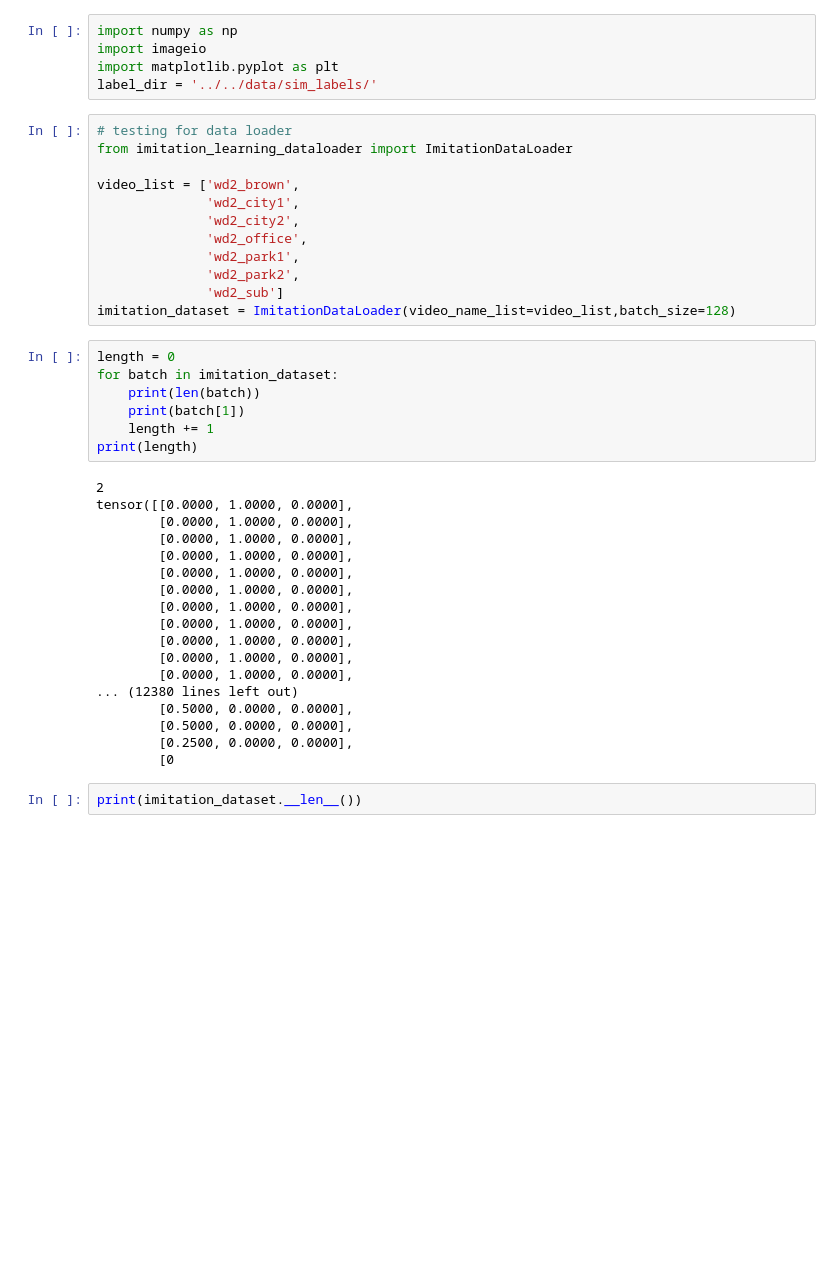
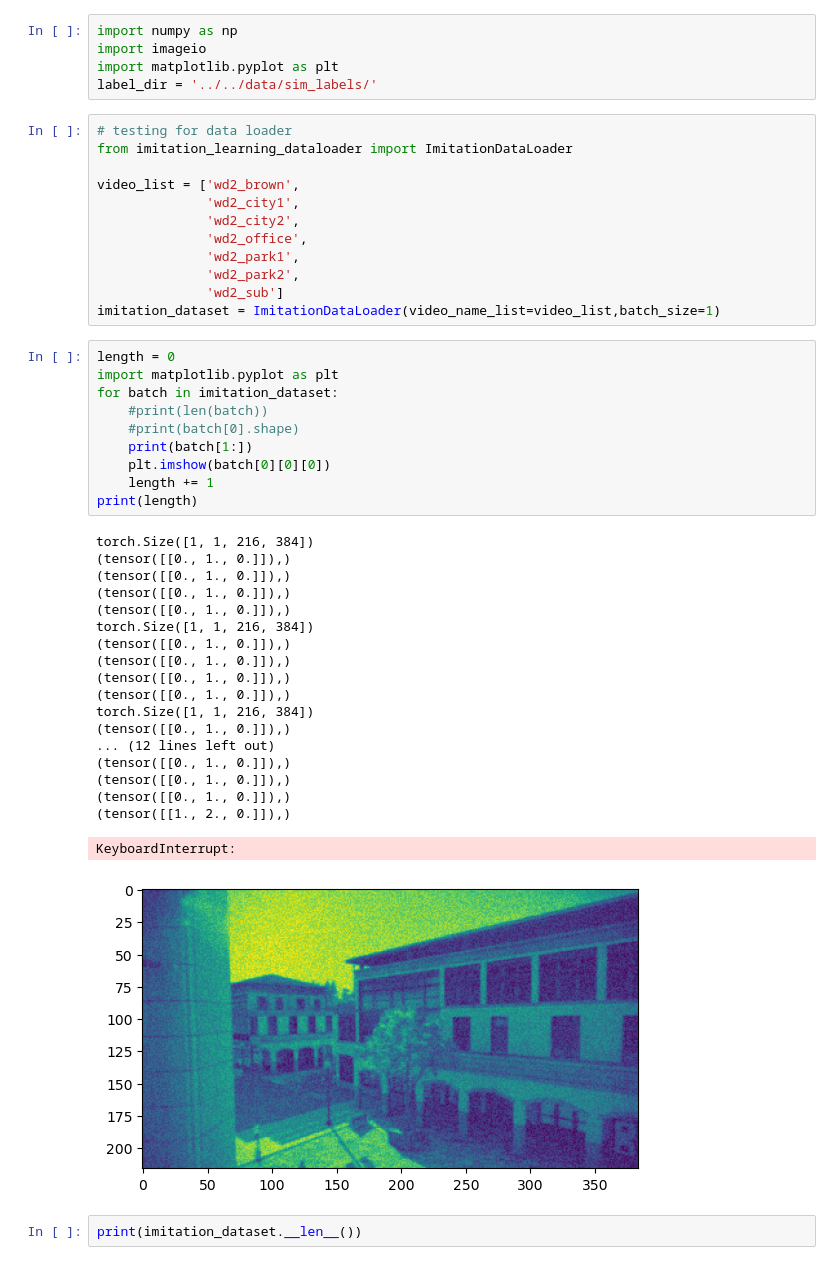
Before and after one commit to ujalil101/Pizzair, a Jupyter notebook: drone_control/testing_notebook.ipynb, the cells around one changed output. Saved outputs shown, nothing was run; the diff lists cells and outputs as text; blank space fills up the shorter version.

```diff
--- a/drone_control/testing_notebook.ipynb
+++ b/drone_control/testing_notebook.ipynb
@@ -26,32 +47,37 @@ video_list = ['wd2_brown',
               'wd2_park1',
               'wd2_park2',
               'wd2_sub']
-imitation_dataset = ImitationDataLoader(video_name_list=video_list,batch_size=128)
+imitation_dataset = ImitationDataLoader(video_name_list=video_list,batch_size=1)
 # %%
 length = 0
+import matplotlib.pyplot as plt
 for batch in imitation_dataset:
-    print(len(batch))
-    print(batch[1])
+    #print(len(batch))
+    #print(batch[0].shape)
+    print(batch[1:])
+    plt.imshow(batch[0][0][0])
     length += 1
 print(length)
 # %% [output]
-2
-tensor([[0.0000, 1.0000, 0.0000],
-        [0.0000, 1.0000, 0.0000],
-        [0.0000, 1.0000, 0.0000],
-        [0.0000, 1.0000, 0.0000],
-        [0.0000, 1.0000, 0.0000],
-        [0.0000, 1.0000, 0.0000],
-        [0.0000, 1.0000, 0.0000],
-        [0.0000, 1.0000, 0.0000],
-        [0.0000, 1.0000, 0.0000],
-        [0.0000, 1.0000, 0.0000],
-        [0.0000, 1.0000, 0.0000],
-... (12380 lines left out)
-        [0.5000, 0.0000, 0.0000],
-        [0.5000, 0.0000, 0.0000],
-        [0.2500, 0.0000, 0.0000],
-        [0
+torch.Size([1, 1, 216, 384])
+(tensor([[0., 1., 0.]]),)
+(tensor([[0., 1., 0.]]),)
+(tensor([[0., 1., 0.]]),)
+(tensor([[0., 1., 0.]]),)
+torch.Size([1, 1, 216, 384])
+(tensor([[0., 1., 0.]]),)
+(tensor([[0., 1., 0.]]),)
+(tensor([[0., 1., 0.]]),)
+(tensor([[0., 1., 0.]]),)
+torch.Size([1, 1, 216, 384])
+(tensor([[0., 1., 0.]]),)
+... (12 lines left out)
+(tensor([[0., 1., 0.]]),)
+(tensor([[0., 1., 0.]]),)
+(tensor([[0., 1., 0.]]),)
+(tensor([[1., 2., 0.]]),)
+KeyboardInterrupt:
+[figure, added]
 # %%
 print(imitation_dataset.__len__())
 # %% [output]
```
Also changed, not shown: parts of 4 cells of this notebook, 24 other files.
